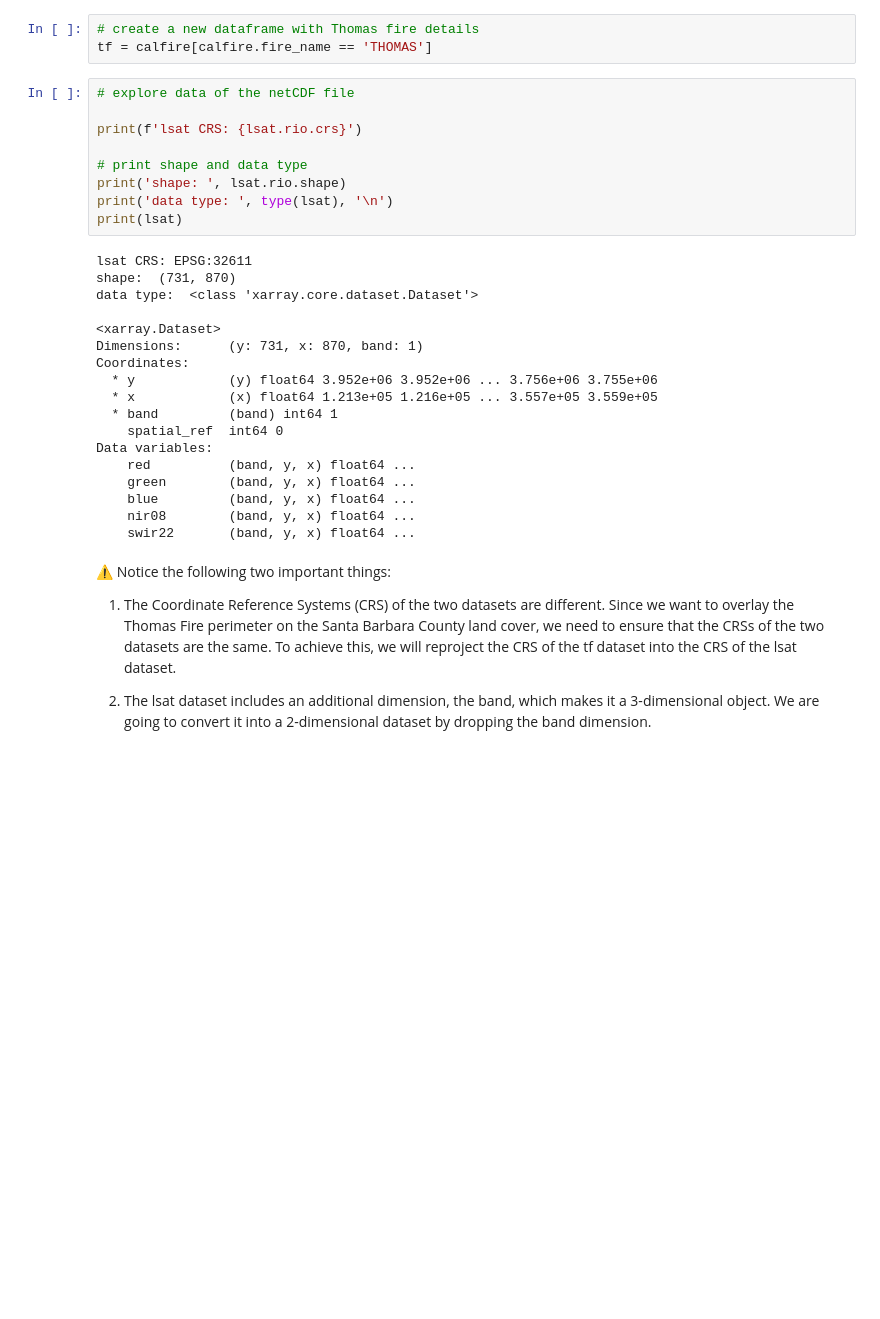
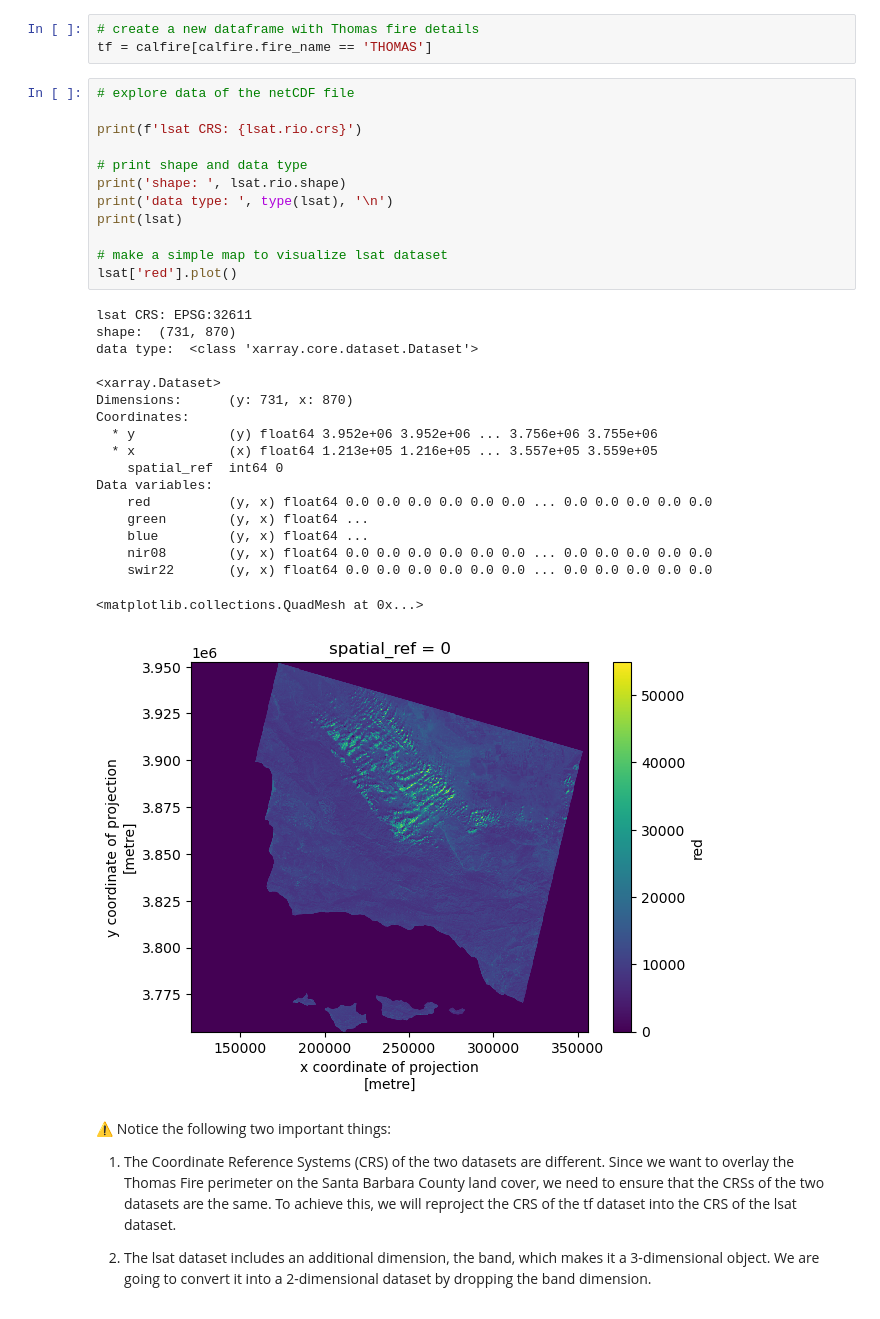
Before and after one commit to oksanaprotsukha/thomasfire_aqi_analysis, a Jupyter notebook: thomasfire_aqi_analysis.ipynb, the cells around one changed output. Cells and saved outputs as stored; diff of their text form; blank space fills up the shorter version.

Commit message:
added exploratory map to lsat dataset

```diff
--- a/thomasfire_aqi_analysis.ipynb
+++ b/thomasfire_aqi_analysis.ipynb
@@ -364,30 +364,34 @@ tf = calfire[calfire.fire_name == 'THOMAS']
 # %%
 # explore data of the netCDF file
 
 print(f'lsat CRS: {lsat.rio.crs}')
 
 # print shape and data type
 print('shape: ', lsat.rio.shape)
 print('data type: ', type(lsat), '\n')
 print(lsat)
+
+# make a simple map to visualize lsat dataset
+lsat['red'].plot()
 # %% [output]
 lsat CRS: EPSG:32611
 shape:  (731, 870)
 data type:  <class 'xarray.core.dataset.Dataset'>
 
 <xarray.Dataset>
-Dimensions:      (y: 731, x: 870, band: 1)
+Dimensions:      (y: 731, x: 870)
 Coordinates:
   * y            (y) float64 3.952e+06 3.952e+06 ... 3.756e+06 3.755e+06
   * x            (x) float64 1.213e+05 1.216e+05 ... 3.557e+05 3.559e+05
-  * band         (band) int64 1
     spatial_ref  int64 0
 Data variables:
-    red          (band, y, x) float64 ...
-    green        (band, y, x) float64 ...
-    blue         (band, y, x) float64 ...
-    nir08        (band, y, x) float64 ...
-    swir22       (band, y, x) float64 ...
+    red          (y, x) float64 0.0 0.0 0.0 0.0 0.0 0.0 ... 0.0 0.0 0.0 0.0 0.0
+    green        (y, x) float64 ...
+    blue         (y, x) float64 ...
+    nir08        (y, x) float64 0.0 0.0 0.0 0.0 0.0 0.0 ... 0.0 0.0 0.0 0.0 0.0
+    swir22       (y, x) float64 0.0 0.0 0.0 0.0 0.0 0.0 ... 0.0 0.0 0.0 0.0 0.0
+<matplotlib.collections.QuadMesh at 0x...>
+[figure, added]
 # %% [markdown]
 ⚠️ Notice the following two important things:
 
```
